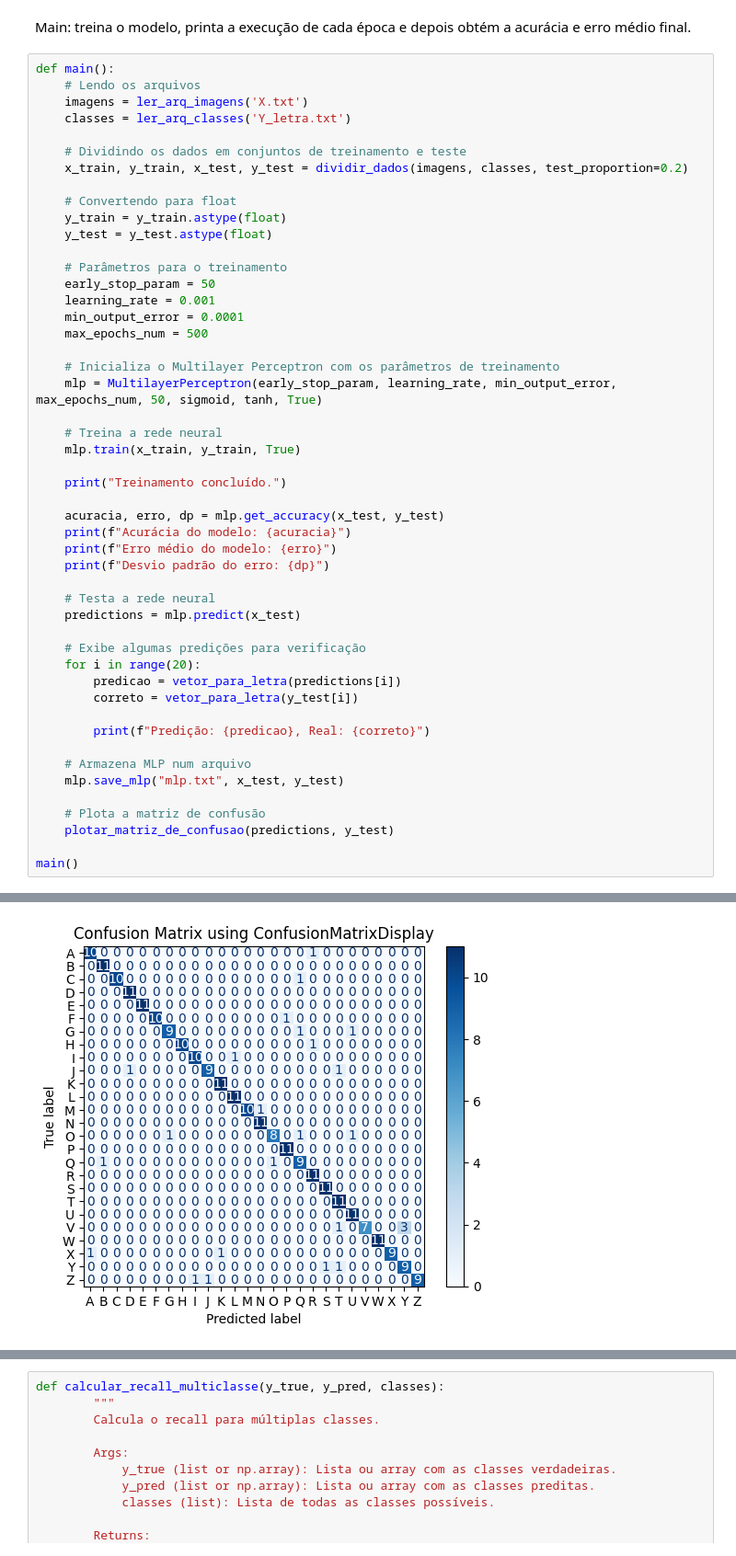
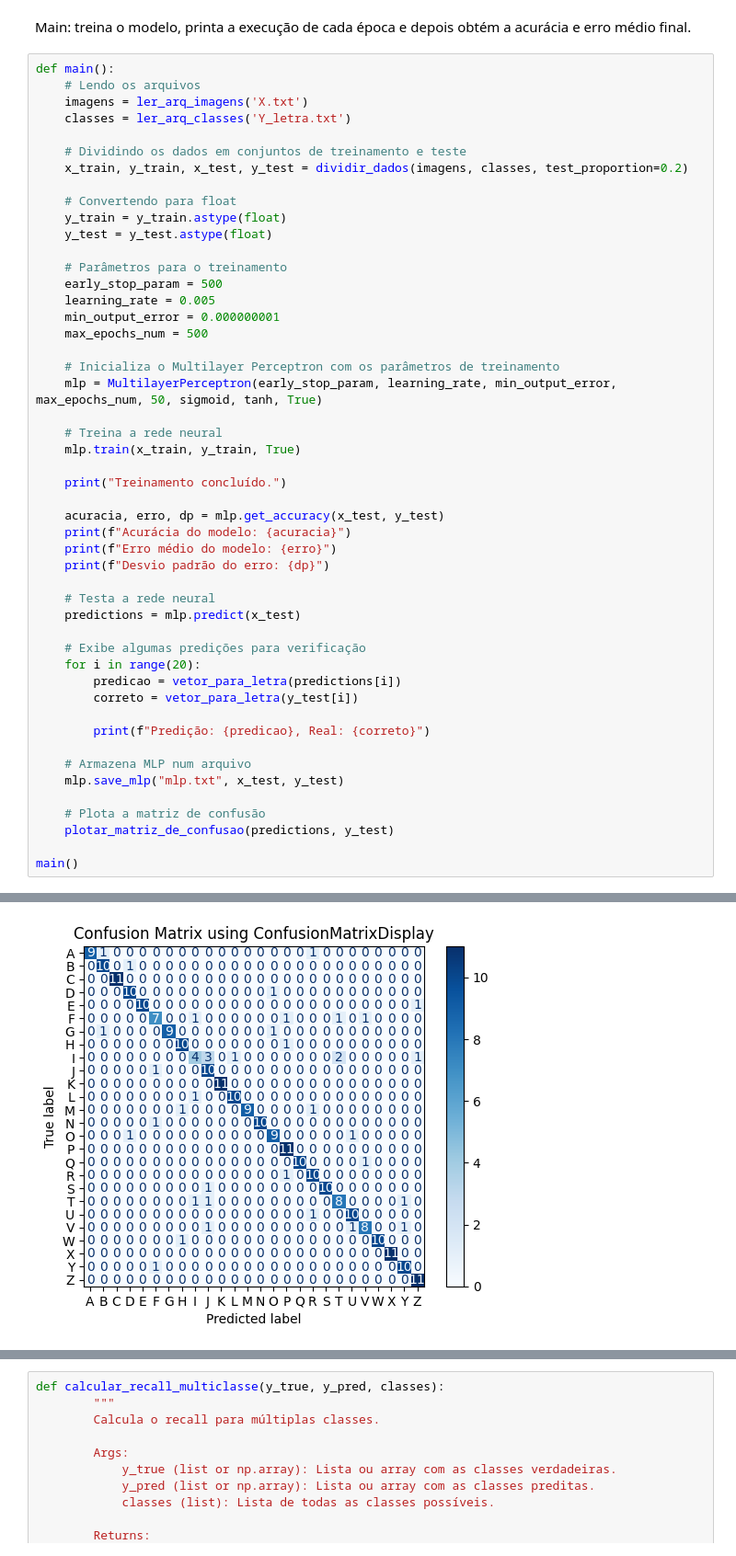
Before and after one commit to claradasneves/ep-ia, a Jupyter notebook: ep_ia_backup.ipynb, the cells around one changed output, grey strips where cells are left out. Shown at 92% size. Drawn from its saved outputs; the diff is of its cells as text.

```diff
--- a/ep_ia_backup.ipynb
+++ b/ep_ia_backup.ipynb
@@ -716,9 +645,9 @@ def main():
     y_test = y_test.astype(float)
 
     # Parâmetros para o treinamento
-    early_stop_param = 50
-    learning_rate = 0.001
-    min_output_error = 0.0001
+    early_stop_param = 500
+    learning_rate = 0.005
+    min_output_error = 0.000000001
     max_epochs_num = 500
 
     # Inicializa o Multilayer Perceptron com os parâmetros de treinamento
@@ -772,4 +701,4 @@ Predição: C, Real: C
-[figure, old version]
+[figure, new version]
 # %%
 def grid_search():
     # Lendo os arquivos
```
Also changed, not shown: parts of 7 cells of this notebook, 9 other files.
